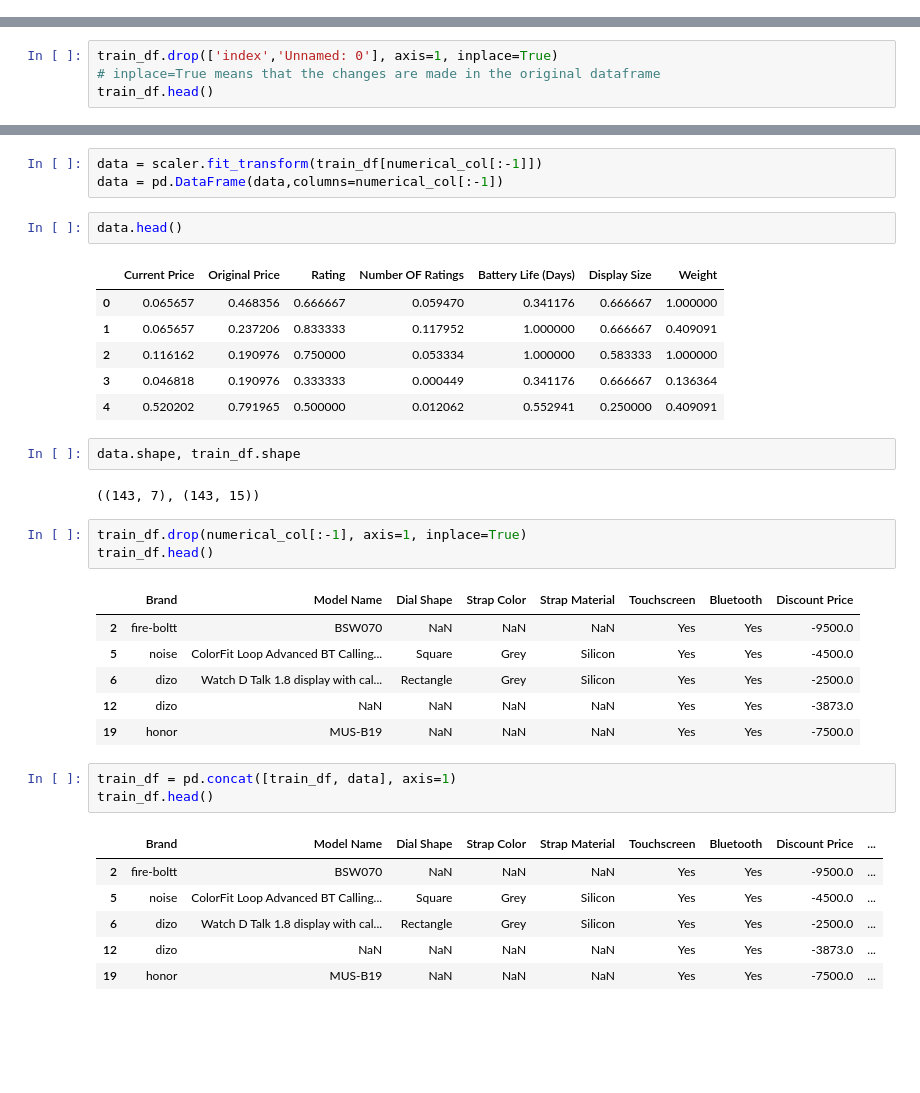
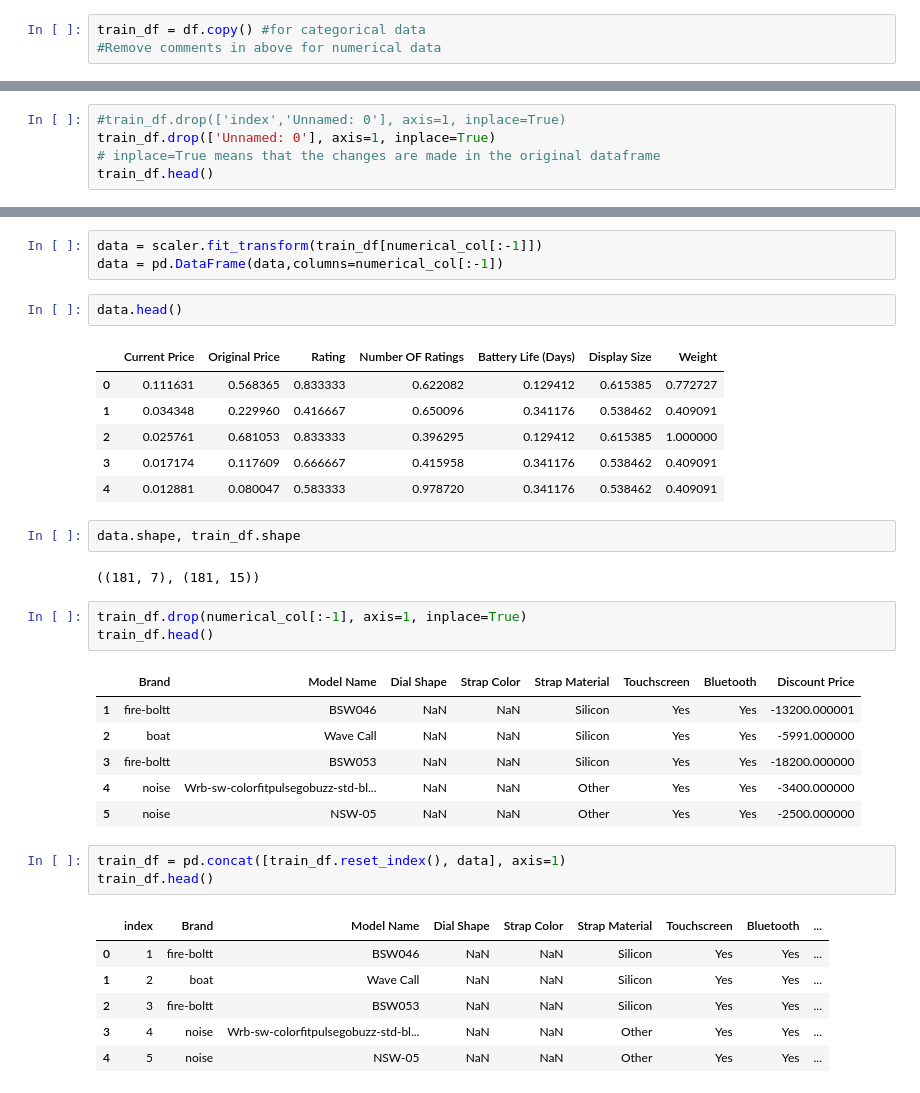
Before and after one commit to Gayanukaa/WatchPrice-Prediction-ML, a Jupyter notebook: feature_engineering.ipynb, the cells around one changed output, grey strips where cells are left out. Drawn from its saved outputs; the diff is of its cells as text; blank space fills up the shorter version.

```diff
--- a/feature_engineering.ipynb
+++ b/feature_engineering.ipynb
@@ -19 +19,4 @@ test_df = test_df.reset_index()
+# %%
+train_df = df.copy() #for categorical data
+#Remove comments in above for numerical data
 # %%
@@ -32,5 +33,6 @@ train_df.head()
 # %%
-train_df.drop(['index','Unnamed: 0'], axis=1, inplace=True)
+#train_df.drop(['index','Unnamed: 0'], axis=1, inplace=True)
+train_df.drop(['Unnamed: 0'], axis=1, inplace=True)
 # inplace=True means that the changes are made in the original dataframe
 train_df.head()
 # %% [output]
@@ -347,35 +349,35 @@ data = pd.DataFrame(data,columns=numerical_col[:-1])
 data.head()
 # %% [output]
 |  | Current Price | Original Price | Rating | Number OF Ratings | Battery Life (Days) | Display Size | Weight |
-| 0 | 0.065657 | 0.468356 | 0.666667 | 0.059470 | 0.341176 | 0.666667 | 1.000000 |
-| 1 | 0.065657 | 0.237206 | 0.833333 | 0.117952 | 1.000000 | 0.666667 | 0.409091 |
-| 2 | 0.116162 | 0.190976 | 0.750000 | 0.053334 | 1.000000 | 0.583333 | 1.000000 |
-| 3 | 0.046818 | 0.190976 | 0.333333 | 0.000449 | 0.341176 | 0.666667 | 0.136364 |
-| 4 | 0.520202 | 0.791965 | 0.500000 | 0.012062 | 0.552941 | 0.250000 | 0.409091 |
+| 0 | 0.111631 | 0.568365 | 0.833333 | 0.622082 | 0.129412 | 0.615385 | 0.772727 |
+| 1 | 0.034348 | 0.229960 | 0.416667 | 0.650096 | 0.341176 | 0.538462 | 0.409091 |
+| 2 | 0.025761 | 0.681053 | 0.833333 | 0.396295 | 0.129412 | 0.615385 | 1.000000 |
+| 3 | 0.017174 | 0.117609 | 0.666667 | 0.415958 | 0.341176 | 0.538462 | 0.409091 |
+| 4 | 0.012881 | 0.080047 | 0.583333 | 0.978720 | 0.341176 | 0.538462 | 0.409091 |
 # %%
 data.shape, train_df.shape
 # %% [output]
-((143, 7), (143, 15))
+((181, 7), (181, 15))
 # %%
 train_df.drop(numerical_col[:-1], axis=1, inplace=True)
 train_df.head()
 # %% [output]
 |  | Brand | Model Name | Dial Shape | Strap Color | Strap Material | Touchscreen | Bluetooth | Discount Price |
-| 2 | fire-boltt | BSW070 | NaN | NaN | NaN | Yes | Yes | -9500.0 |
-| 5 | noise | ColorFit Loop Advanced BT Calling... | Square | Grey | Silicon | Yes | Yes | -4500.0 |
-| 6 | dizo | Watch D Talk 1.8 display with cal... | Rectangle | Grey | Silicon | Yes | Yes | -2500.0 |
-| 12 | dizo | NaN | NaN | NaN | NaN | Yes | Yes | -3873.0 |
-| 19 | honor | MUS-B19 | NaN | NaN | NaN | Yes | Yes | -7500.0 |
+| 1 | fire-boltt | BSW046 | NaN | NaN | Silicon | Yes | Yes | -13200.000001 |
+| 2 | boat | Wave Call | NaN | NaN | Silicon | Yes | Yes | -5991.000000 |
+| 3 | fire-boltt | BSW053 | NaN | NaN | Silicon | Yes | Yes | -18200.000000 |
+| 4 | noise | Wrb-sw-colorfitpulsegobuzz-std-bl... | NaN | NaN | Other | Yes | Yes | -3400.000000 |
+| 5 | noise | NSW-05 | NaN | NaN | Other | Yes | Yes | -2500.000000 |
 # %%
-train_df = pd.concat([train_df, data], axis=1)
+train_df = pd.concat([train_df.reset_index(), data], axis=1)
 train_df.head()
 # %% [output]
-|  | Brand | Model Name | Dial Shape | Strap Color | Strap Material | Touchscreen | Bluetooth | Discount Price | ... |
-| 2 | fire-boltt | BSW070 | NaN | NaN | NaN | Yes | Yes | -9500.0 | ... |
-| 5 | noise | ColorFit Loop Advanced BT Calling... | Square | Grey | Silicon | Yes | Yes | -4500.0 | ... |
-| 6 | dizo | Watch D Talk 1.8 display with cal... | Rectangle | Grey | Silicon | Yes | Yes | -2500.0 | ... |
-| 12 | dizo | NaN | NaN | NaN | NaN | Yes | Yes | -3873.0 | ... |
-| 19 | honor | MUS-B19 | NaN | NaN | NaN | Yes | Yes | -7500.0 | ... |
+|  | index | Brand | Model Name | Dial Shape | Strap Color | Strap Material | Touchscreen | Bluetooth | ... |
+| 0 | 1 | fire-boltt | BSW046 | NaN | NaN | Silicon | Yes | Yes | ... |
+| 1 | 2 | boat | Wave Call | NaN | NaN | Silicon | Yes | Yes | ... |
+| 2 | 3 | fire-boltt | BSW053 | NaN | NaN | Silicon | Yes | Yes | ... |
+| 3 | 4 | noise | Wrb-sw-colorfitpulsegobuzz-std-bl... | NaN | NaN | Other | Yes | Yes | ... |
+| 4 | 5 | noise | NSW-05 | NaN | NaN | Other | Yes | Yes | ... |
 # %%
 train_df[numerical_col]
 # %% [output]
```
Also changed, not shown: parts of 38 cells of this notebook, 1 other file.
